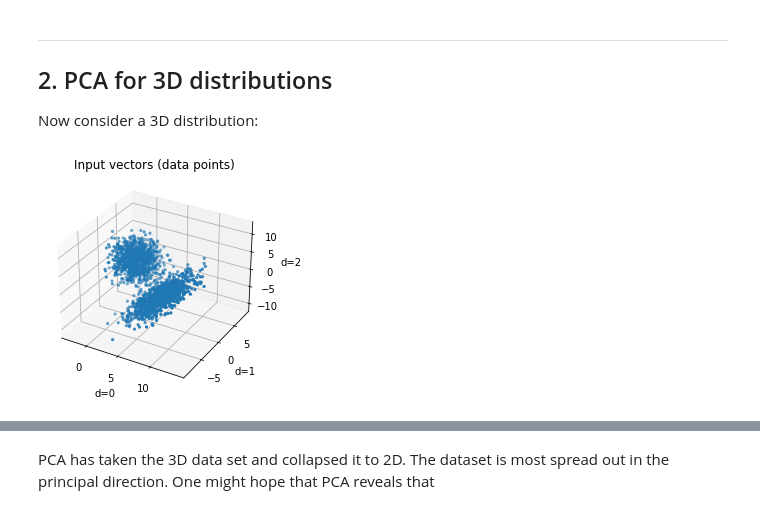
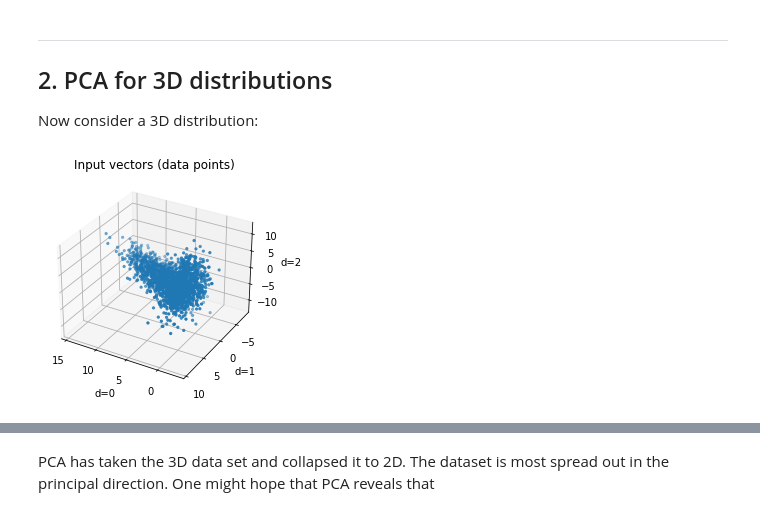
Before and after one commit to lohyenlee/ml, a Jupyter notebook: PCA.ipynb, the cells around one changed output, grey strips where cells are left out. Saved outputs shown, nothing was run; the diff lists cells and outputs as text; code cells hidden in the pictures.

```diff
--- a/PCA.ipynb
+++ b/PCA.ipynb
@@ -93,16 +94,16 @@ Now consider a 3D distribution:
 # %%
 xnd = np.vstack ([
   gaussianCloud(1000, [1,2,2], [[1,0,-2],[0,2,-1],[1,0,2]]),
   gaussianCloud(1000, [7,-2,-2], [[1,0,2],[0,2,1],[2,0,2]]),
 ])
-fig = plt.figure(); ax = fig.add_subplot (projection='3d')
+fig = plt.figure(); ax = fig.add_subplot (projection='3d', elev=30,azim=120)
 ax.scatter (xnd[:,0], xnd[:,1], xnd[:,2], marker='.')
 plt.xlabel ('d=0')
 plt.ylabel ('d=1')
 ax.set_zlabel('d=2')
 plt.title ('Input vectors (data points)');
 # %% [output]
-[figure, old version]
+[figure, new version]
 # %%
 #======== SHIFT AND NORMALIZE THE INPUT VECTORS
 und = xnd - np.mean(xnd,axis=0)
```
Also changed, not shown: parts of 21 cells of this notebook, 4 other files.
